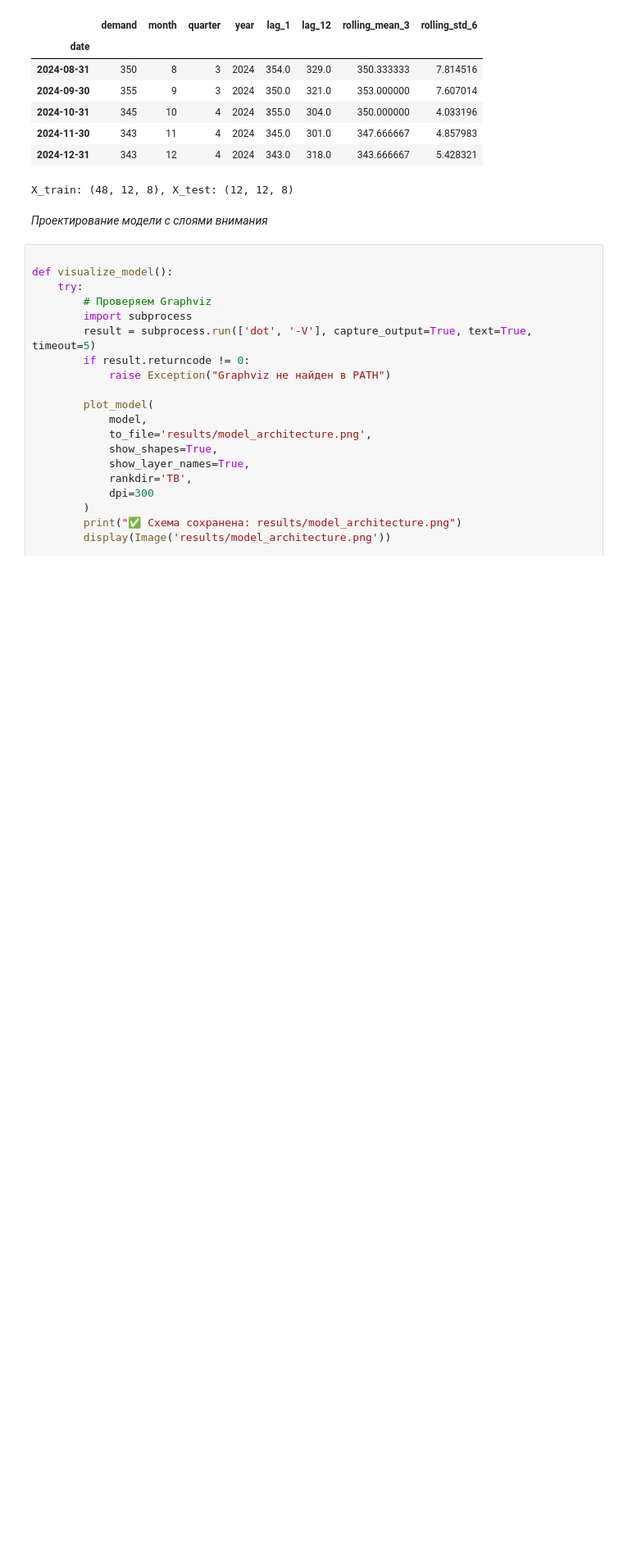
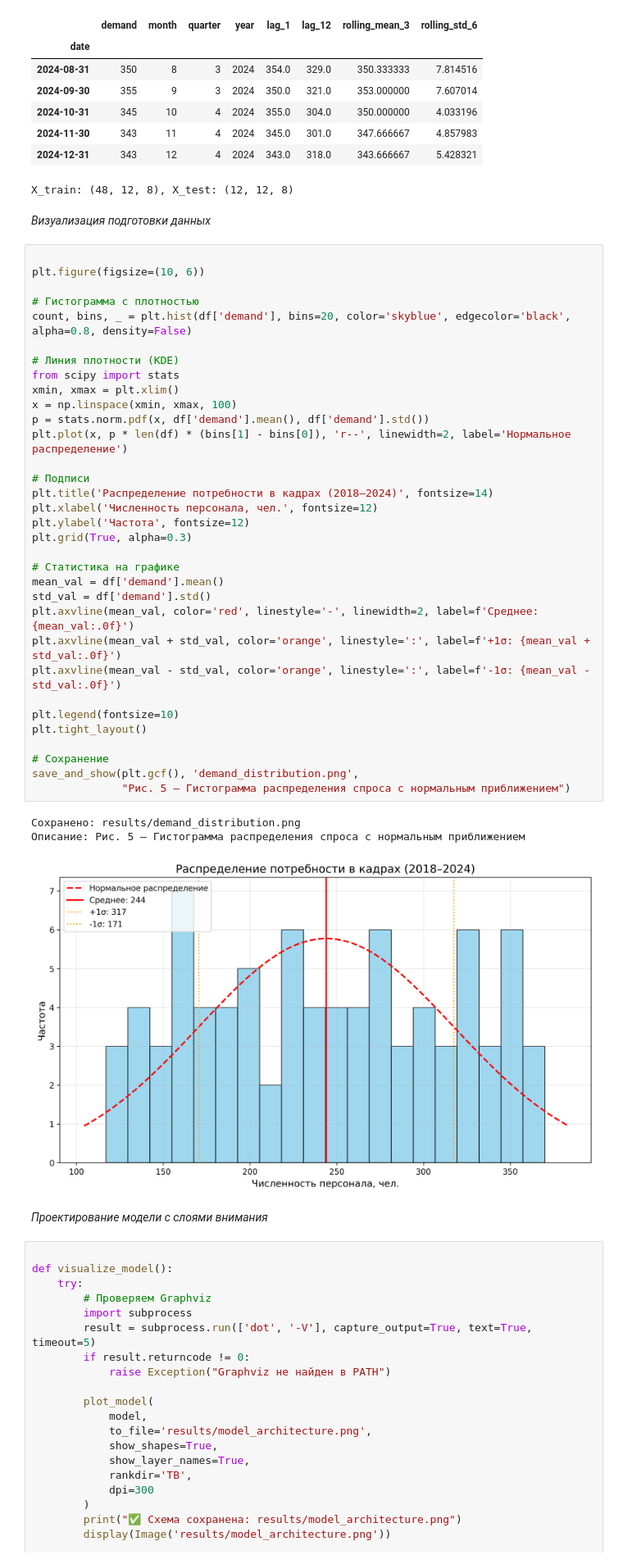
Before and after one commit to Slavik993/Explytacionnaya_Practica_Machine_Learning_5semestr, a Jupyter notebook: Shebanov_V15.ipynb, the cells around one changed output. Shown at 82% size. Saved outputs shown, nothing was run; the diff lists cells and outputs as text; blank space fills up the shorter version.

```diff
--- a/Shebanov_V15.ipynb
+++ b/Shebanov_V15.ipynb
@@ -174,6 +223,45 @@ print(f"X_train: {X_train.shape}, X_test: {X_test.shape}")
 | 2024-11-30 | 343 | 11 | 4 | 2024 | 345.0 | 301.0 | 347.666667 | 4.857983 |
 | 2024-12-31 | 343 | 12 | 4 | 2024 | 343.0 | 318.0 | 343.666667 | 5.428321 |
 X_train: (48, 12, 8), X_test: (12, 12, 8)
+# %% [markdown]
+*Визуализация подготовки данных*
+# %%
+
+plt.figure(figsize=(10, 6))
+
+# Гистограмма с плотностью
+count, bins, _ = plt.hist(df['demand'], bins=20, color='skyblue', edgecolor='black', alpha=0.8, density=False)
+
+# Линия плотности (KDE)
+from scipy import stats
+xmin, xmax = plt.xlim()
+x = np.linspace(xmin, xmax, 100)
+p = stats.norm.pdf(x, df['demand'].mean(), df['demand'].std())
+plt.plot(x, p * len(df) * (bins[1] - bins[0]), 'r--', linewidth=2, label='Нормальное распределение')
+
+# Подписи
+plt.title('Распределение потребности в кадрах (2018–2024)', fontsize=14)
+plt.xlabel('Численность персонала, чел.', fontsize=12)
+plt.ylabel('Частота', fontsize=12)
+plt.grid(True, alpha=0.3)
+
+# Статистика на графике
+mean_val = df['demand'].mean()
+std_val = df['demand'].std()
+plt.axvline(mean_val, color='red', linestyle='-', linewidth=2, label=f'Среднее: {mean_val:.0f}')
+plt.axvline(mean_val + std_val, color='orange', linestyle=':', label=f'+1σ: {mean_val + std_val:.0f}')
+plt.axvline(mean_val - std_val, color='orange', linestyle=':', label=f'-1σ: {mean_val - std_val:.0f}')
+
+plt.legend(fontsize=10)
+plt.tight_layout()
+
+# Сохранение
+save_and_show(plt.gcf(), 'demand_distribution.png',
+              "Рис. 5 – Гистограмма распределения спроса с нормальным приближением")
+# %% [output]
+Сохранено: results/demand_distribution.png
+Описание: Рис. 5 – Гистограмма распределения спроса с нормальным приближением
+[figure, added]
 # %% [markdown]
 *Проектирование модели с слоями внимания*
 # %%
```
Also changed, not shown: parts of 10 cells of this notebook, 8 other files.
